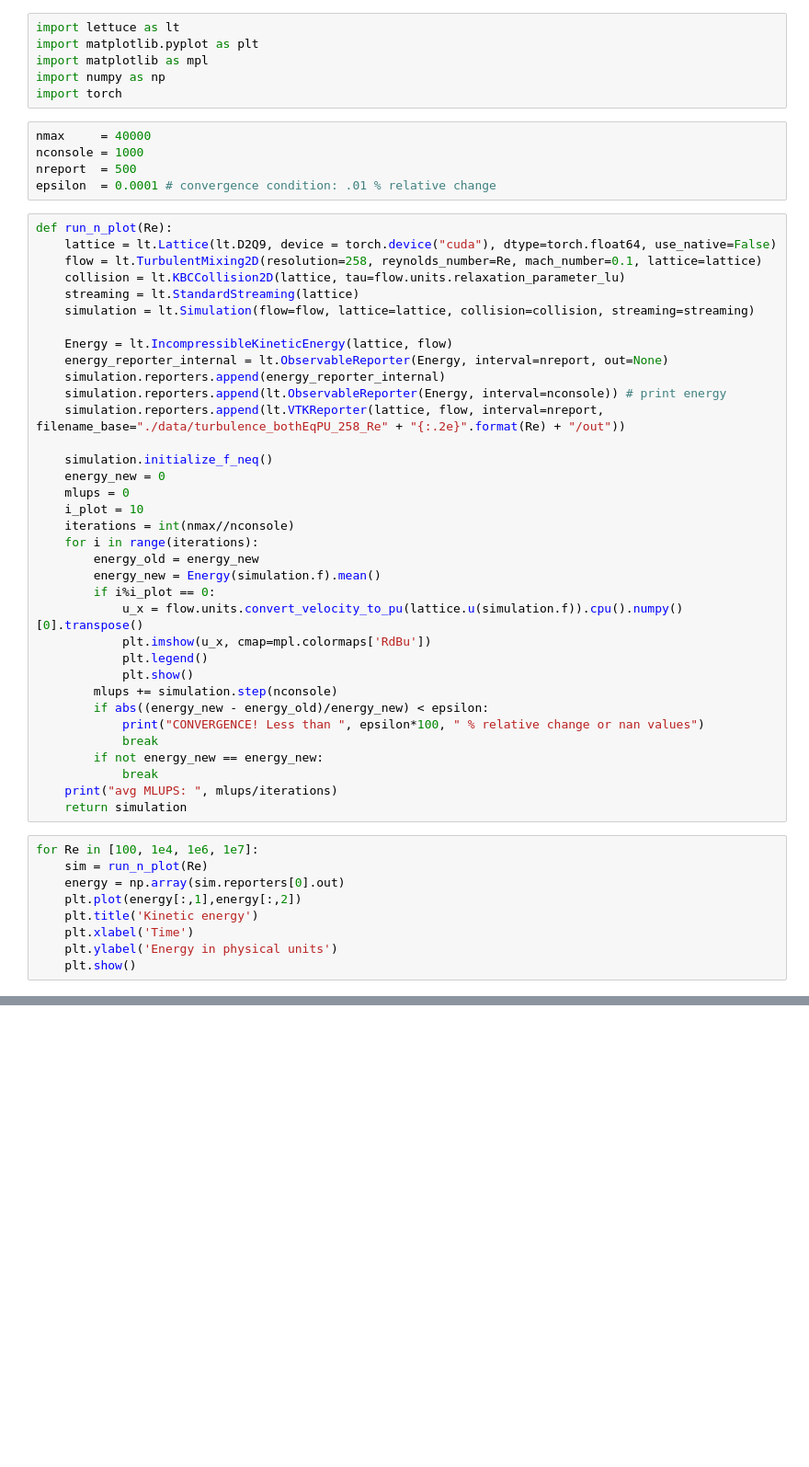
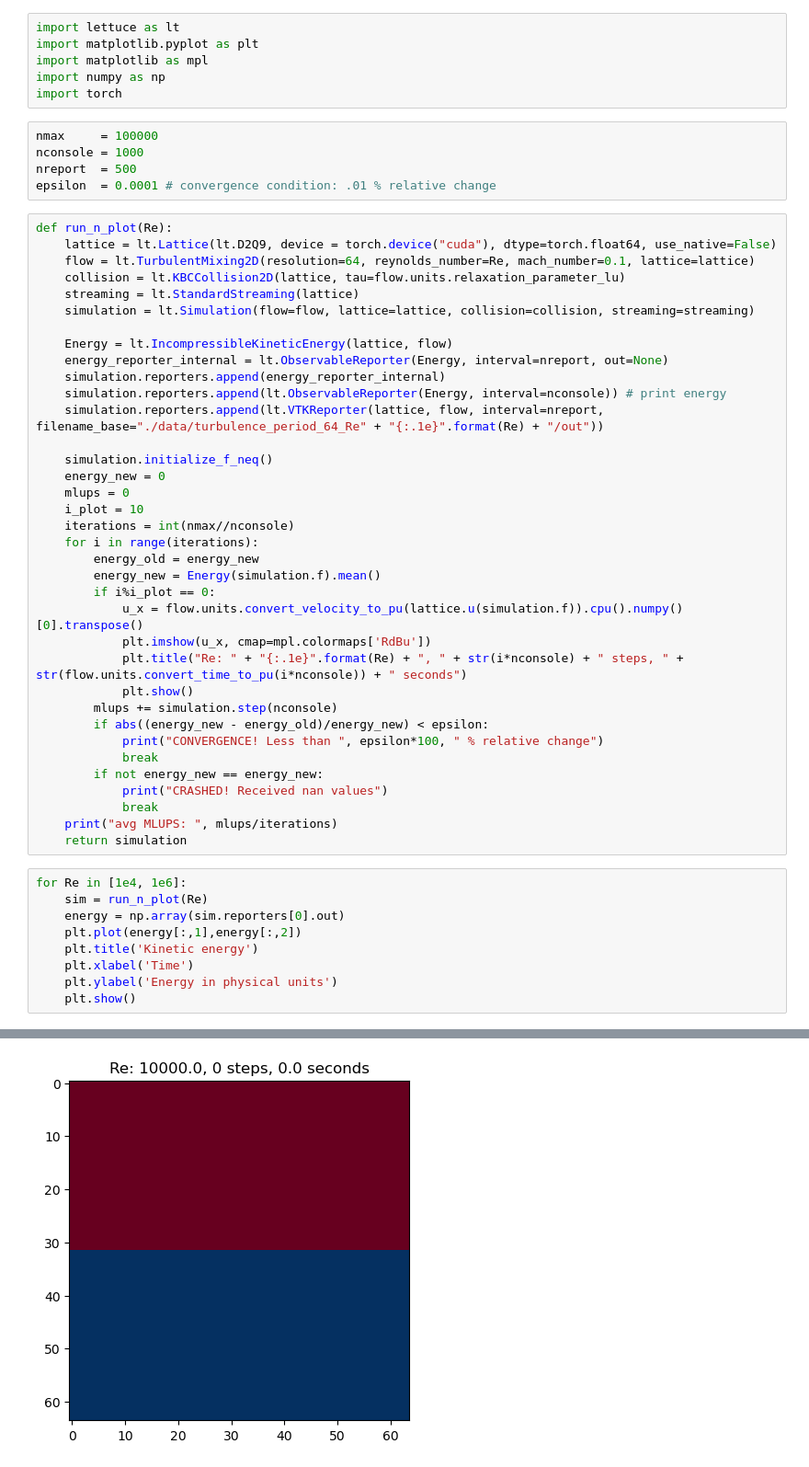
Before and after one commit to PhiSpel/lettuce, a Jupyter notebook: examples/Turbulent_Mixing_Example.ipynb, the cells around one changed output, grey strips where cells are left out. Shown: that part at 92% size. Saved outputs shown, nothing was run; the diff lists cells and outputs as text; blank space fills up the shorter version.

```diff
--- a/examples/Turbulent_Mixing_Example.ipynb
+++ b/examples/Turbulent_Mixing_Example.ipynb
@@ -9,14 +9,14 @@ import matplotlib as mpl
 import numpy as np
 import torch
 # %%
-nmax     = 40000
+nmax     = 100000
 nconsole = 1000
 nreport  = 500
 epsilon  = 0.0001 # convergence condition: .01 % relative change
 # %%
 def run_n_plot(Re):
     lattice = lt.Lattice(lt.D2Q9, device = torch.device("cuda"), dtype=torch.float64, use_native=False)
-    flow = lt.TurbulentMixing2D(resolution=258, reynolds_number=Re, mach_number=0.1, lattice=lattice)
+    flow = lt.TurbulentMixing2D(resolution=64, reynolds_number=Re, mach_number=0.1, lattice=lattice)
     collision = lt.KBCCollision2D(lattice, tau=flow.units.relaxation_parameter_lu)
     streaming = lt.StandardStreaming(lattice)
     simulation = lt.Simulation(flow=flow, lattice=lattice, collision=collision, streaming=streaming)
@@ -25,7 +25,7 @@ def run_n_plot(Re):
     energy_reporter_internal = lt.ObservableReporter(Energy, interval=nreport, out=None)
     simulation.reporters.append(energy_reporter_internal)
     simulation.reporters.append(lt.ObservableReporter(Energy, interval=nconsole)) # print energy
-    simulation.reporters.append(lt.VTKReporter(lattice, flow, interval=nreport, filename_base="./data/turbulence_bothEqPU_258_Re" + "{:.2e}".format(Re) + "/out"))
+    simulation.reporters.append(lt.VTKReporter(lattice, flow, interval=nreport, filename_base="./data/turbulence_period_64_Re" + "{:.1e}".format(Re) + "/out"))
 
     simulation.initialize_f_neq()
     energy_new = 0
@@ -38,18 +38,19 @@ def run_n_plot(Re):
         if i%i_plot == 0:
             u_x = flow.units.convert_velocity_to_pu(lattice.u(simulation.f)).cpu().numpy()[0].transpose()
             plt.imshow(u_x, cmap=mpl.colormaps['RdBu'])
-            plt.legend()
+            plt.title("Re: " + "{:.1e}".format(Re) + ", " + str(i*nconsole) + " steps, " + str(flow.units.convert_time_to_pu(i*nconsole)) + " seconds")
             plt.show()
         mlups += simulation.step(nconsole)
         if abs((energy_new - energy_old)/energy_new) < epsilon:
-            print("CONVERGENCE! Less than ", epsilon*100, " % relative change or nan values")
+            print("CONVERGENCE! Less than ", epsilon*100, " % relative change")
             break
         if not energy_new == energy_new:
+            print("CRASHED! Received nan values")
             break
     print("avg MLUPS: ", mlups/iterations)
     return simulation
 # %%
-for Re in [100, 1e4, 1e6, 1e7]:
+for Re in [1e4, 1e6]:
     sim = run_n_plot(Re)
     energy = np.array(sim.reporters[0].out)
     plt.plot(energy[:,1],energy[:,2])
@@ -61,0 +64 @@ No artists with labels found to put in legend.  Note that artists whose label st
+[figure, new version]
```
Also changed, not shown: parts of 1 cell of this notebook, 8 other files.
